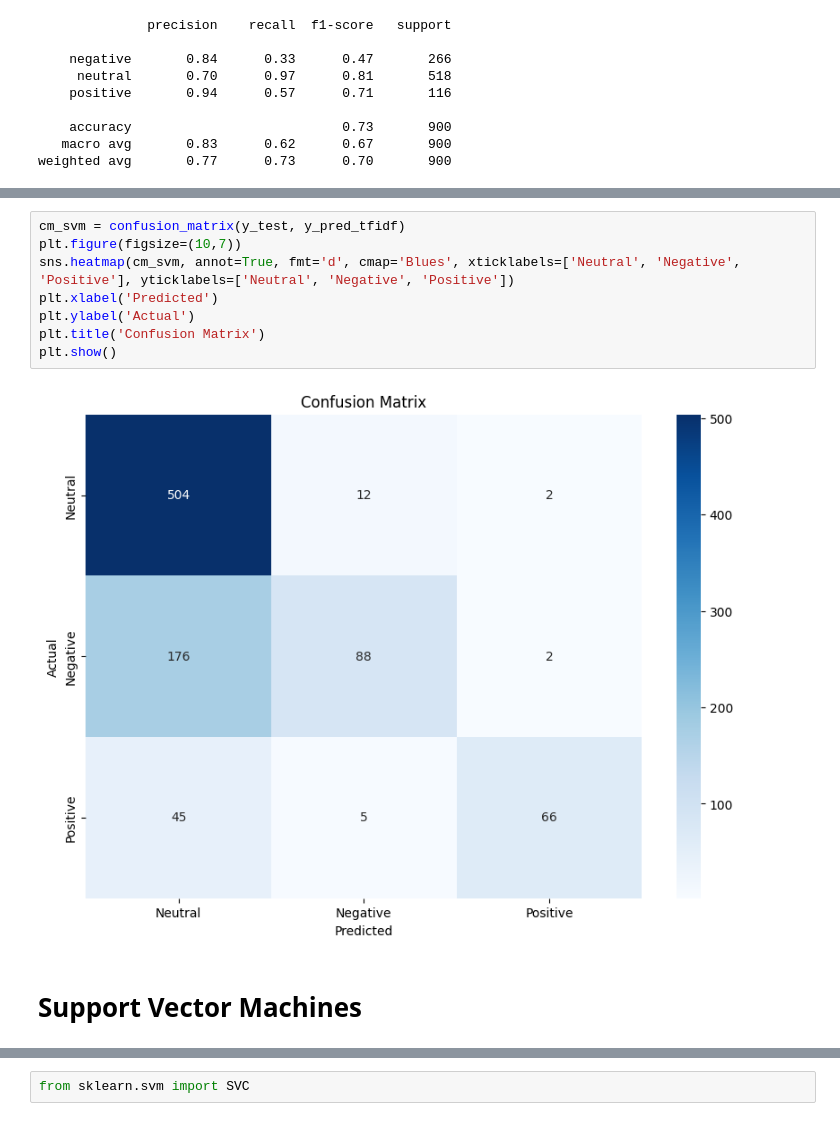
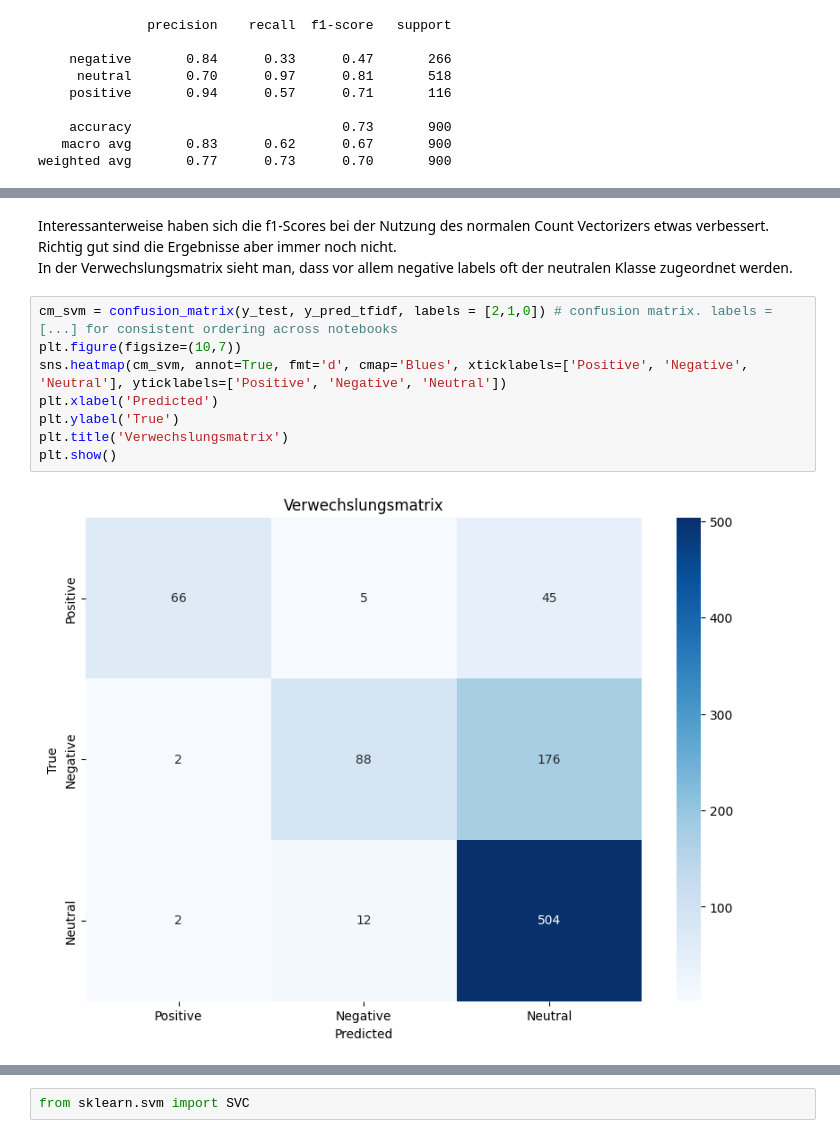
Before and after one commit to stellamoR/bundestag_zwischenrufe, a Jupyter notebook: III_sentiment_analysis/01_sentiment_analysis_classic_ml_methods.ipynb, the cells around one changed output, grey strips where cells are left out. Cells and saved outputs as stored; diff of their text form.

Commit message:
annotated notebooks

```diff
--- a/III_sentiment_analysis/01_sentiment_analysis_classic_ml_methods.ipynb
+++ b/III_sentiment_analysis/01_sentiment_analysis_classic_ml_methods.ipynb
@@ -114,15 +198,16 @@ print(report_no_tfidf)
     accuracy                           0.74       900
    macro avg       0.74      0.69      0.71       900
 weighted avg       0.74      0.74      0.74       900
+# %% [markdown]
+Interessanterweise haben sich die f1-Scores bei der Nutzung des normalen Count Vectorizers etwas verbessert. Richtig gut sind die Ergebnisse aber immer noch nicht.
+In der Verwechslungsmatrix sieht man, dass vor allem negative labels oft der neutralen Klasse zugeordnet werden.
 # %%
-cm_svm = confusion_matrix(y_test, y_pred_tfidf)
+cm_svm = confusion_matrix(y_test, y_pred_tfidf, labels = [2,1,0]) # confusion matrix. labels = [...] for consistent ordering across notebooks
 plt.figure(figsize=(10,7))
-sns.heatmap(cm_svm, annot=True, fmt='d', cmap='Blues', xticklabels=['Neutral', 'Negative', 'Positive'], yticklabels=['Neutral', 'Negative', 'Positive'])
+sns.heatmap(cm_svm, annot=True, fmt='d', cmap='Blues', xticklabels=['Positive', 'Negative', 'Neutral'], yticklabels=['Positive', 'Negative', 'Neutral'])
 plt.xlabel('Predicted')
-plt.ylabel('Actual')
-plt.title('Confusion Matrix')
+plt.ylabel('True')
+plt.title('Verwechslungsmatrix')
 plt.show()
 # %% [output]
-[figure, old version]
+[figure, new version]
-# %% [markdown]
-# Support Vector Machines
```
Also changed, not shown: parts of 37 cells of this notebook, 26 other files.
